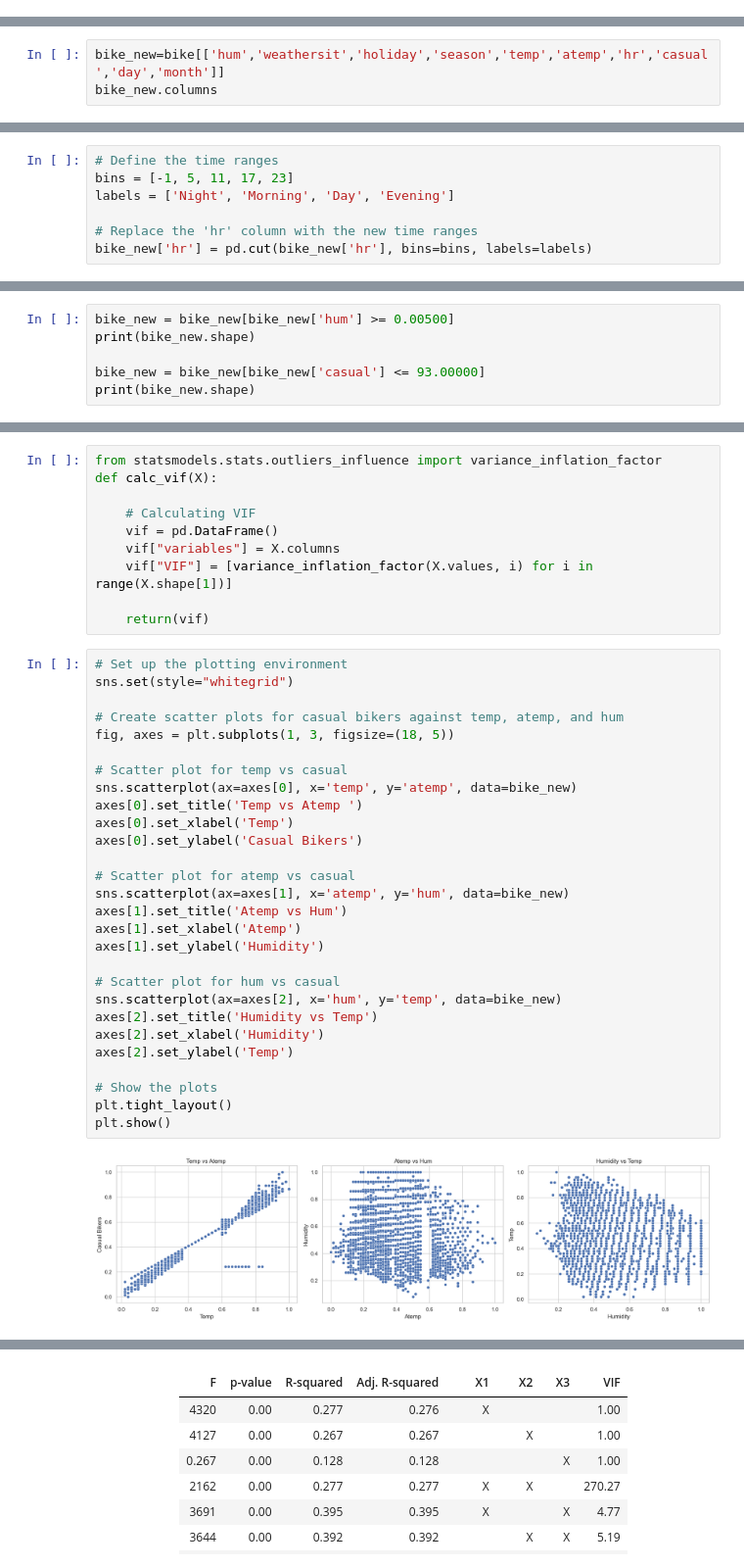
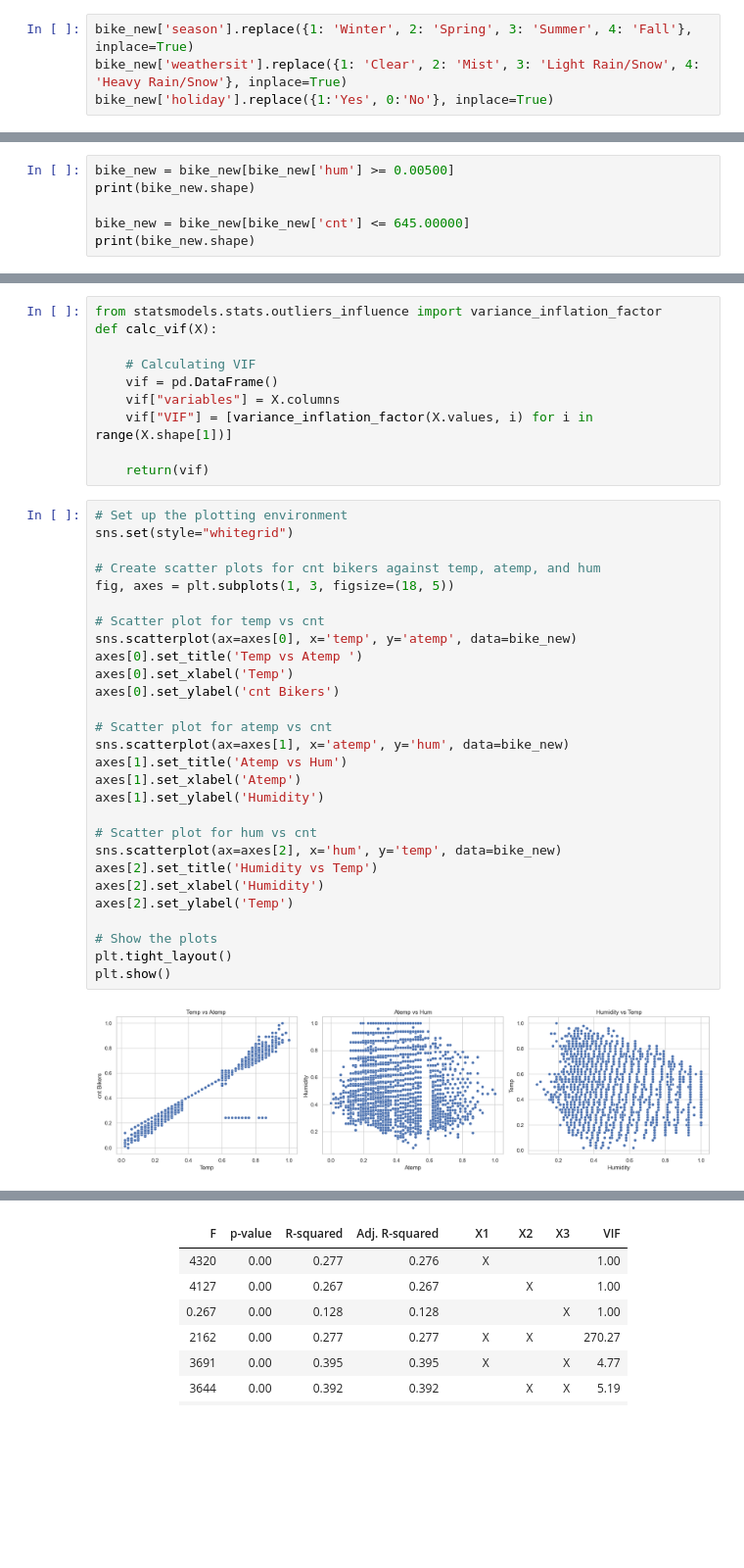
Before and after one commit to ivansetya/Jupyter-Machine-Learning, a Jupyter notebook: bike_sharing_capstone.ipynb, the cells around one changed output, grey strips where cells are left out. Shown at 98% size. Saved outputs shown, nothing was run; the diff lists cells and outputs as text; blank space fills up the shorter version.

```diff
--- a/bike_sharing_capstone.ipynb
+++ b/bike_sharing_capstone.ipynb
@@ -104,0 +164,4 @@ bike['month'] = bike['dteday'].dt.month
+# %%
+bike_new['season'].replace({1: 'Winter', 2: 'Spring', 3: 'Summer', 4: 'Fall'}, inplace=True)
+bike_new['weathersit'].replace({1: 'Clear', 2: 'Mist', 3: 'Light Rain/Snow', 4: 'Heavy Rain/Snow'}, inplace=True)
+bike_new['holiday'].replace({1:'Yes', 0:'No'}, inplace=True)
@@ -128,3 +197,0 @@ memory usage: 1.1 MB
-# %%
-bike_new=bike[['hum','weathersit','holiday','season','temp','atemp','hr','casual','day','month']]
-bike_new.columns
@@ -135,8 +198 @@ Index(['hum', 'weathersit', 'holiday', 'season', 'temp', 'atemp', 'hr',
-# %%
-# Define the time ranges
-bins = [-1, 5, 11, 17, 23]
-labels = ['Night', 'Morning', 'Day', 'Evening']
-
-# Replace the 'hr' column with the new time ranges
-bike_new['hr'] = pd.cut(bike_new['hr'], bins=bins, labels=labels)
 # %% [markdown]
@@ -267,6 +319,6 @@ show_outliers
 bike_new = bike_new[bike_new['hum'] >= 0.00500]
 print(bike_new.shape)
 
-bike_new = bike_new[bike_new['casual'] <= 93.00000]
+bike_new = bike_new[bike_new['cnt'] <= 645.00000]
 print(bike_new.shape)
 # %% [output]
@@ -602,33 +540,33 @@ def calc_vif(X):
 # %%
 # Set up the plotting environment
 sns.set(style="whitegrid")
 
-# Create scatter plots for casual bikers against temp, atemp, and hum
+# Create scatter plots for cnt bikers against temp, atemp, and hum
 fig, axes = plt.subplots(1, 3, figsize=(18, 5))
 
-# Scatter plot for temp vs casual
+# Scatter plot for temp vs cnt
 sns.scatterplot(ax=axes[0], x='temp', y='atemp', data=bike_new)
 axes[0].set_title('Temp vs Atemp ')
 axes[0].set_xlabel('Temp')
-axes[0].set_ylabel('Casual Bikers')
+axes[0].set_ylabel('cnt Bikers')
 
-# Scatter plot for atemp vs casual
+# Scatter plot for atemp vs cnt
 sns.scatterplot(ax=axes[1], x='atemp', y='hum', data=bike_new)
 axes[1].set_title('Atemp vs Hum')
 axes[1].set_xlabel('Atemp')
 axes[1].set_ylabel('Humidity')
 
-# Scatter plot for hum vs casual
+# Scatter plot for hum vs cnt
 sns.scatterplot(ax=axes[2], x='hum', y='temp', data=bike_new)
 axes[2].set_title('Humidity vs Temp')
 axes[2].set_xlabel('Humidity')
 axes[2].set_ylabel('Temp')
 
 # Show the plots
 plt.tight_layout()
 plt.show()
 # %% [output]
-[figure, old version]
+[figure, new version]
 # %%
 calc_vif(bike_new[['temp','atemp']])
 # %% [output]
```
Also changed, not shown: parts of 64 cells of this notebook, 27 other files.
